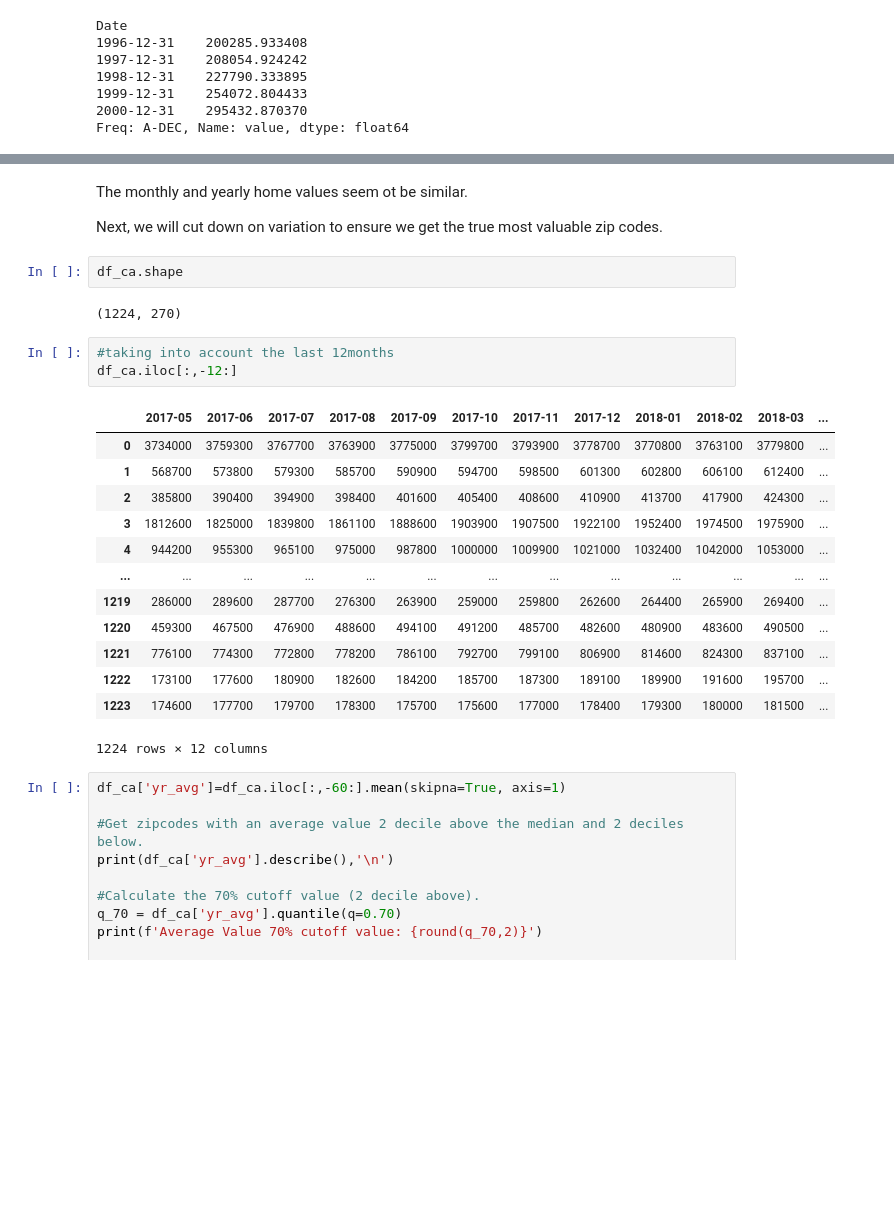
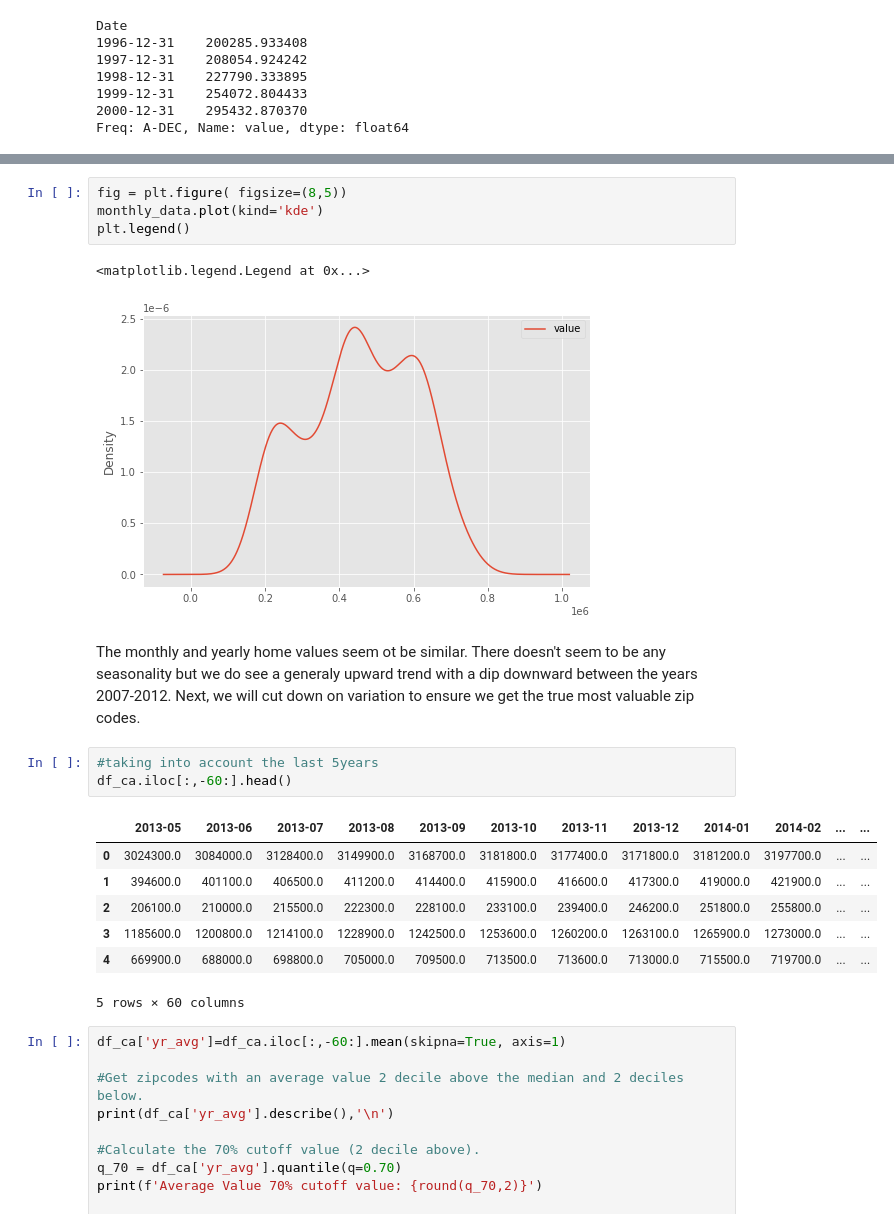
Before and after one commit to Milenaafeworki/Time-Series-prediction, a Jupyter notebook: starter_notebook.ipynb, the cells around one changed output, grey strips where cells are left out. Cells and saved outputs as stored; diff of their text form; blank space fills up the shorter version.

```diff
--- a/starter_notebook.ipynb
+++ b/starter_notebook.ipynb
@@ -251,28 +241,24 @@ Freq: A-DEC, Name: value, dtype: float64
+# %%
+fig = plt.figure( figsize=(8,5))
+monthly_data.plot(kind='kde')
+plt.legend()
+# %% [output]
+<matplotlib.legend.Legend at 0x...>
+[figure, added]
 # %% [markdown]
-The monthly and yearly home values seem ot be similar.
-
+The monthly and yearly home values seem ot be similar. There doesn't seem to be any seasonality but we do see a generaly upward trend with a dip downward between the years 2007-2012.
 Next, we will cut down on variation to ensure we get the true most valuable zip codes.
-# %%
-df_ca.shape
-# %% [output]
-(1224, 270)
 # %%
-#taking into account the last 12months
-df_ca.iloc[:,-12:]
+#taking into account the last 5years
+df_ca.iloc[:,-60:].head()
 # %% [output]
-|  | 2017-05 | 2017-06 | 2017-07 | 2017-08 | 2017-09 | 2017-10 | 2017-11 | 2017-12 | 2018-01 | 2018-02 | 2018-03 | ... |
-| 0 | 3734000 | 3759300 | 3767700 | 3763900 | 3775000 | 3799700 | 3793900 | 3778700 | 3770800 | 3763100 | 3779800 | ... |
-| 1 | 568700 | 573800 | 579300 | 585700 | 590900 | 594700 | 598500 | 601300 | 602800 | 606100 | 612400 | ... |
-| 2 | 385800 | 390400 | 394900 | 398400 | 401600 | 405400 | 408600 | 410900 | 413700 | 417900 | 424300 | ... |
-| 3 | 1812600 | 1825000 | 1839800 | 1861100 | 1888600 | 1903900 | 1907500 | 1922100 | 1952400 | 1974500 | 1975900 | ... |
-| 4 | 944200 | 955300 | 965100 | 975000 | 987800 | 1000000 | 1009900 | 1021000 | 1032400 | 1042000 | 1053000 | ... |
-| ... | ... | ... | ... | ... | ... | ... | ... | ... | ... | ... | ... | ... |
-| 1219 | 286000 | 289600 | 287700 | 276300 | 263900 | 259000 | 259800 | 262600 | 264400 | 265900 | 269400 | ... |
-| 1220 | 459300 | 467500 | 476900 | 488600 | 494100 | 491200 | 485700 | 482600 | 480900 | 483600 | 490500 | ... |
-| 1221 | 776100 | 774300 | 772800 | 778200 | 786100 | 792700 | 799100 | 806900 | 814600 | 824300 | 837100 | ... |
-| 1222 | 173100 | 177600 | 180900 | 182600 | 184200 | 185700 | 187300 | 189100 | 189900 | 191600 | 195700 | ... |
-| 1223 | 174600 | 177700 | 179700 | 178300 | 175700 | 175600 | 177000 | 178400 | 179300 | 180000 | 181500 | ... |
+|  | 2013-05 | 2013-06 | 2013-07 | 2013-08 | 2013-09 | 2013-10 | 2013-11 | 2013-12 | 2014-01 | 2014-02 | ... | ... |
+| 0 | 3024300.0 | 3084000.0 | 3128400.0 | 3149900.0 | 3168700.0 | 3181800.0 | 3177400.0 | 3171800.0 | 3181200.0 | 3197700.0 | ... | ... |
+| 1 | 394600.0 | 401100.0 | 406500.0 | 411200.0 | 414400.0 | 415900.0 | 416600.0 | 417300.0 | 419000.0 | 421900.0 | ... | ... |
+| 2 | 206100.0 | 210000.0 | 215500.0 | 222300.0 | 228100.0 | 233100.0 | 239400.0 | 246200.0 | 251800.0 | 255800.0 | ... | ... |
+| 3 | 1185600.0 | 1200800.0 | 1214100.0 | 1228900.0 | 1242500.0 | 1253600.0 | 1260200.0 | 1263100.0 | 1265900.0 | 1273000.0 | ... | ... |
+| 4 | 669900.0 | 688000.0 | 698800.0 | 705000.0 | 709500.0 | 713500.0 | 713600.0 | 713000.0 | 715500.0 | 719700.0 | ... | ... |
-1224 rows × 12 columns
+5 rows × 60 columns
 # %%
 df_ca['yr_avg']=df_ca.iloc[:,-60:].mean(skipna=True, axis=1)
 
```
Also changed, not shown: parts of 91 cells of this notebook, 2 other files.
